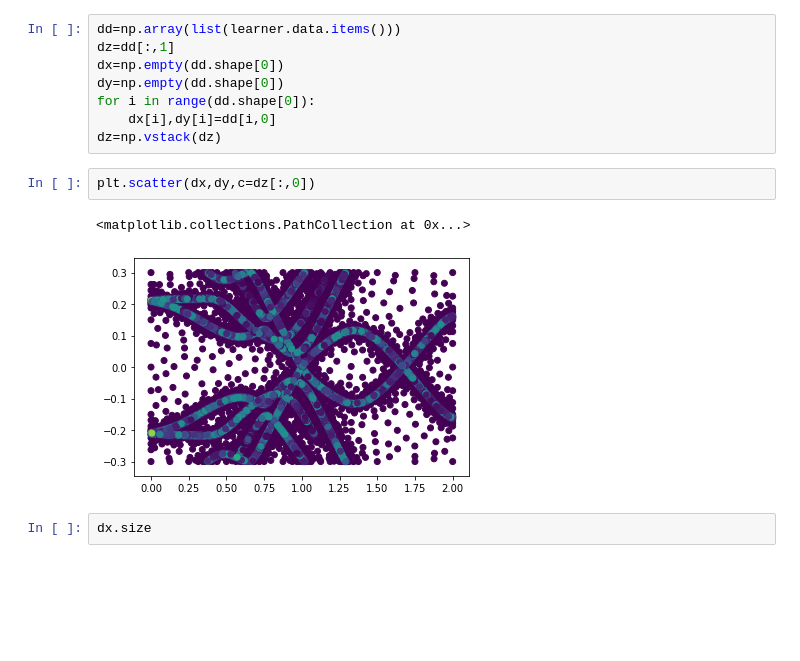
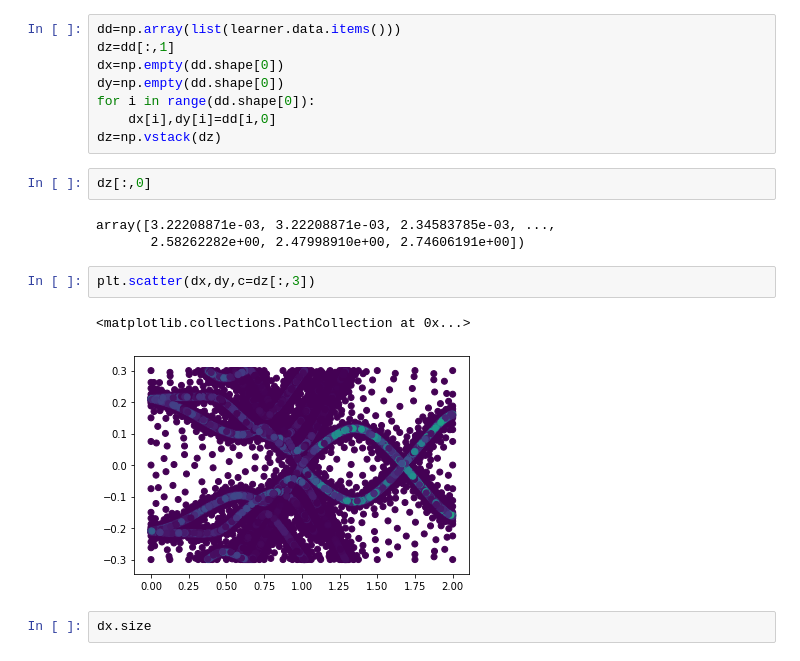
Before and after one commit to hainingpan/nanowire_matlab, a Jupyter notebook: adaptive.ipynb, the cells around one changed output. Cells and saved outputs as stored; diff of their text form; blank space fills up the shorter version.

```diff
--- a/adaptive.ipynb
+++ b/adaptive.ipynb
@@ -59,11 +59,16 @@ dy=np.empty(dd.shape[0])
 for i in range(dd.shape[0]):
     dx[i],dy[i]=dd[i,0]
 dz=np.vstack(dz)
+# %%
+dz[:,0]
+# %% [output]
+array([3.22208871e-03, 3.22208871e-03, 2.34583785e-03, ...,
+       2.58262282e+00, 2.47998910e+00, 2.74606191e+00])
 # %%
-plt.scatter(dx,dy,c=dz[:,0])
+plt.scatter(dx,dy,c=dz[:,3])
 # %% [output]
 <matplotlib.collections.PathCollection at 0x...>
-[figure, old version]
+[figure, new version]
 # %%
 dx.size
 # %% [output]
```
Also changed, not shown: parts of 7 cells of this notebook, 2 other files.
